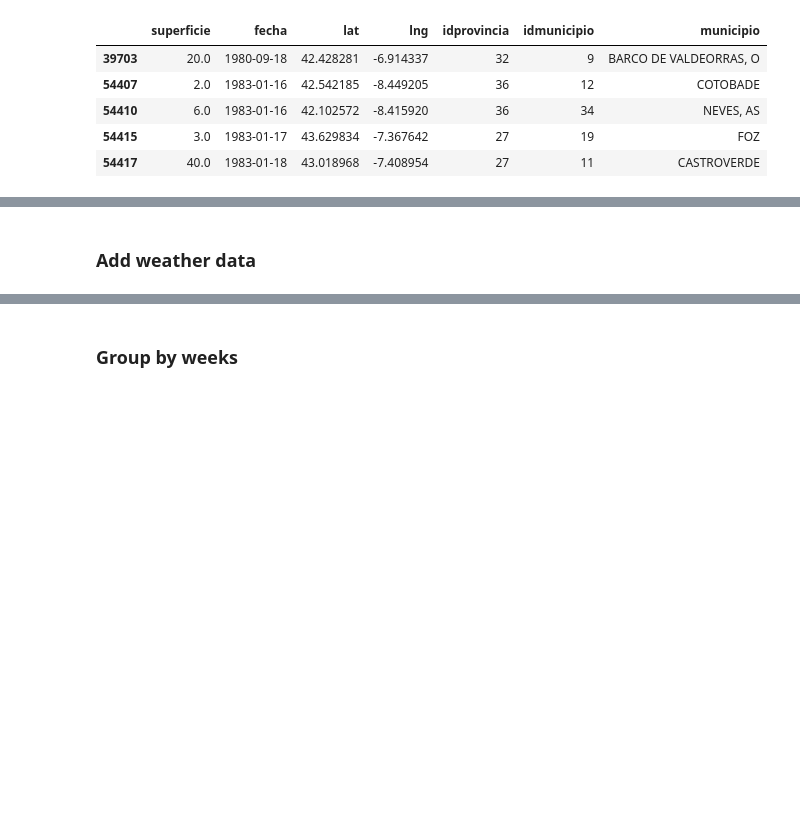
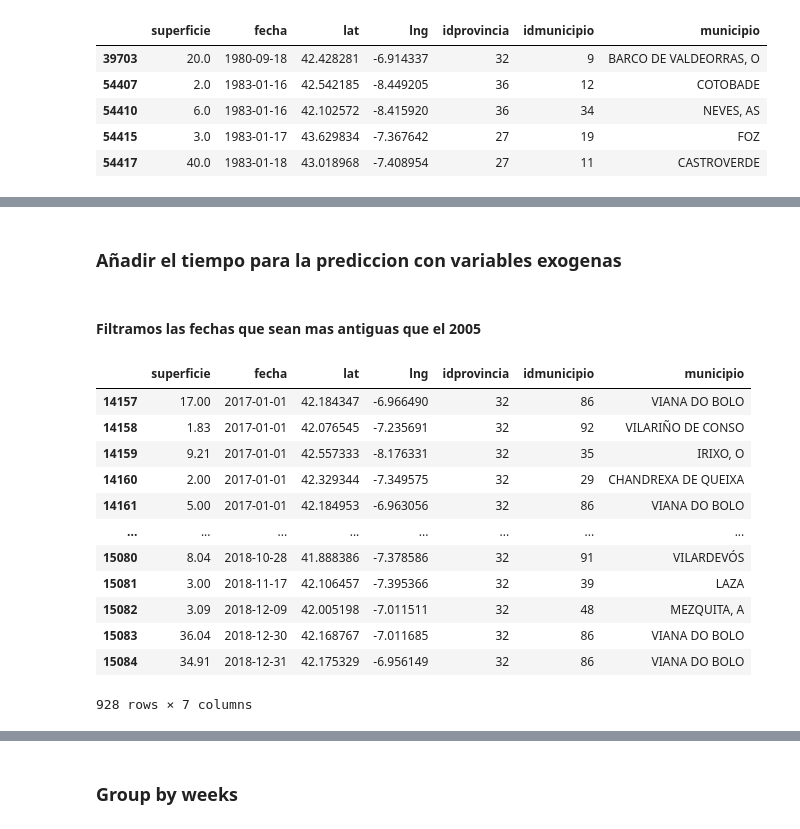
Before and after one commit to JozsefIvanGafo/4-Year-Q1-iao-project-Prediction-of-Forest-fires-in-Galicia-Spain2024-UC3M, a Jupyter notebook: prediction_of_forest_fires_in_Galicia.ipynb, the cells around one changed output, grey strips where cells are left out. Cells and saved outputs as stored; diff of their text form; code cells hidden in the pictures; blank space fills up the shorter version.

```diff
--- a/prediction_of_forest_fires_in_Galicia.ipynb
+++ b/prediction_of_forest_fires_in_Galicia.ipynb
@@ -100,14 +122,25 @@ fires.head()
 # %% [markdown]
-### Add weather data
+### Añadir el tiempo para la prediccion con variables exogenas
+# %% [markdown]
+#### Filtramos las fechas que sean mas antiguas que el 2005
 # %%
-# Documentation (https://dev.meteostat.net/python/daily.html#example)
-# We initialize the columns for the data
-fires['wind_speed'] = None
-fires['wind_gust'] = None
-fires['wind_direction'] = None
-fires['temperature'] = None
-fires['pressure'] = None
-fires['precipitation'] = None
-#We convert the date fecha into datetime, to avoid warnings from pandas
+#Solo tenemos informacion a  partir del 2005 de meteorologia
+#convertimos las fechas a tipo datetime (para una mejor compatibilidad)
 fires['fecha'] = pd.to_datetime(fires['fecha'], errors='coerce')
+#filtrar fechas que empiezen a partir del 2005 hasta el 2018
+fires = fires.loc[fires['fecha'] >= '2005-01-01']
+# %% [output]
+|  | superficie | fecha | lat | lng | idprovincia | idmunicipio | municipio |
+| 14157 | 17.00 | 2017-01-01 | 42.184347 | -6.966490 | 32 | 86 | VIANA DO BOLO |
+| 14158 | 1.83 | 2017-01-01 | 42.076545 | -7.235691 | 32 | 92 | VILARIÑO DE CONSO |
+| 14159 | 9.21 | 2017-01-01 | 42.557333 | -8.176331 | 32 | 35 | IRIXO, O |
+| 14160 | 2.00 | 2017-01-01 | 42.329344 | -7.349575 | 32 | 29 | CHANDREXA DE QUEIXA |
+| 14161 | 5.00 | 2017-01-01 | 42.184953 | -6.963056 | 32 | 86 | VIANA DO BOLO |
+| ... | ... | ... | ... | ... | ... | ... | ... |
+| 15080 | 8.04 | 2018-10-28 | 41.888386 | -7.378586 | 32 | 91 | VILARDEVÓS |
+| 15081 | 3.00 | 2018-11-17 | 42.106457 | -7.395366 | 32 | 39 | LAZA |
+| 15082 | 3.09 | 2018-12-09 | 42.005198 | -7.011511 | 32 | 48 | MEZQUITA, A |
+| 15083 | 36.04 | 2018-12-30 | 42.168767 | -7.011685 | 32 | 86 | VIANA DO BOLO |
+| 15084 | 34.91 | 2018-12-31 | 42.175329 | -6.956149 | 32 | 86 | VIANA DO BOLO |
+928 rows × 7 columns
 # %%
```
Also changed, not shown: parts of 8 cells of this notebook, 2 other files.
